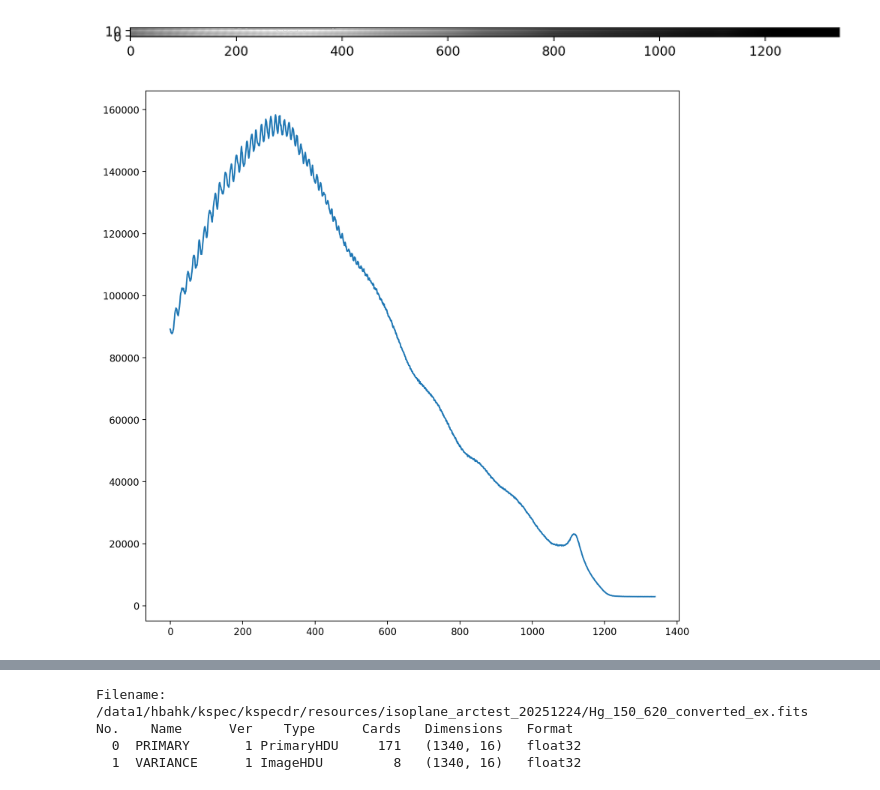
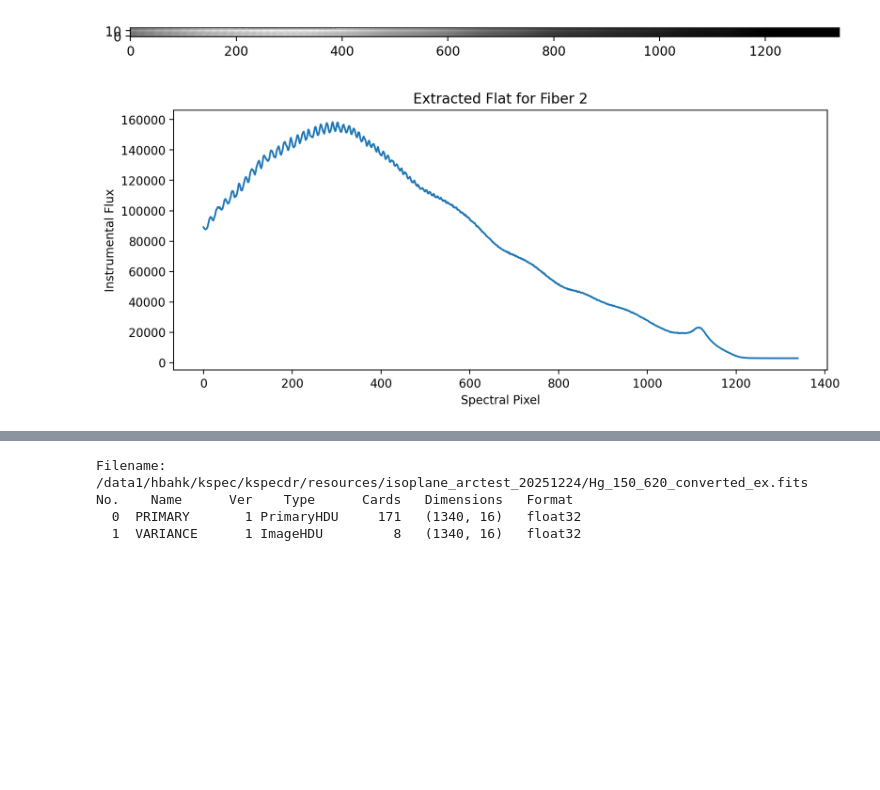
Before and after one commit to hbahk/kspecdr, a Jupyter notebook: notebooks/test_arc_20251224.ipynb, the cells around one changed output, grey strips where cells are left out. Cells and saved outputs as stored; diff of their text form; code cells hidden in the pictures; blank space fills up the shorter version.

```diff
--- a/notebooks/test_arc_20251224.ipynb
+++ b/notebooks/test_arc_20251224.ipynb
@@ -213,9 +216,11 @@ INFO:kspecdr.extract.make_ex:Written extracted file: /data1/hbahk/kspec/kspecdr/
 hdul = fits.open(fpath_ex)
 hdul.info()
 
+flat_ex = hdul[0].data
+
 fig = plt.figure(figsize=(10, 10))
 ax = fig.add_subplot(111)
-ax.imshow(hdul[0].data, cmap='gray', origin='lower')
+ax.imshow(flat_ex, cmap='gray', origin='lower')
 plt.show()
 # %% [output]
 Filename: /data1/hbahk/kspec/kspecdr/resources/isoplane_arctest_20251224/flat_150_490_1sec_converted_ex.fits
@@ -224,12 +229,15 @@ No.    Name      Ver    Type      Cards   Dimensions   Format
   1  VARIANCE      1 ImageHDU         8   (1340, 16)   float32
 [figure]
 # %%
-fig = plt.figure(figsize=(10, 10))
+fig = plt.figure(figsize=(10, 4))
 ax = fig.add_subplot(111)
-ax.plot(hdul[0].data[1])
+ax.plot(flat_ex[1])
+ax.set_ylabel("Instrumental Flux")
+ax.set_xlabel("Spectral Pixel")
+ax.set_title("Extracted Flat for Fiber 2")
 plt.show()
 # %% [output]
-[figure, old version]
+[figure, new version]
 # %%
 fpath = TESTDIR / r"Hg_paper_150_620_1sec 2025-12-24 12_09_50.fits"
 hdul = fits.open(fpath)
```
Also changed, not shown: parts of 13 cells of this notebook.
